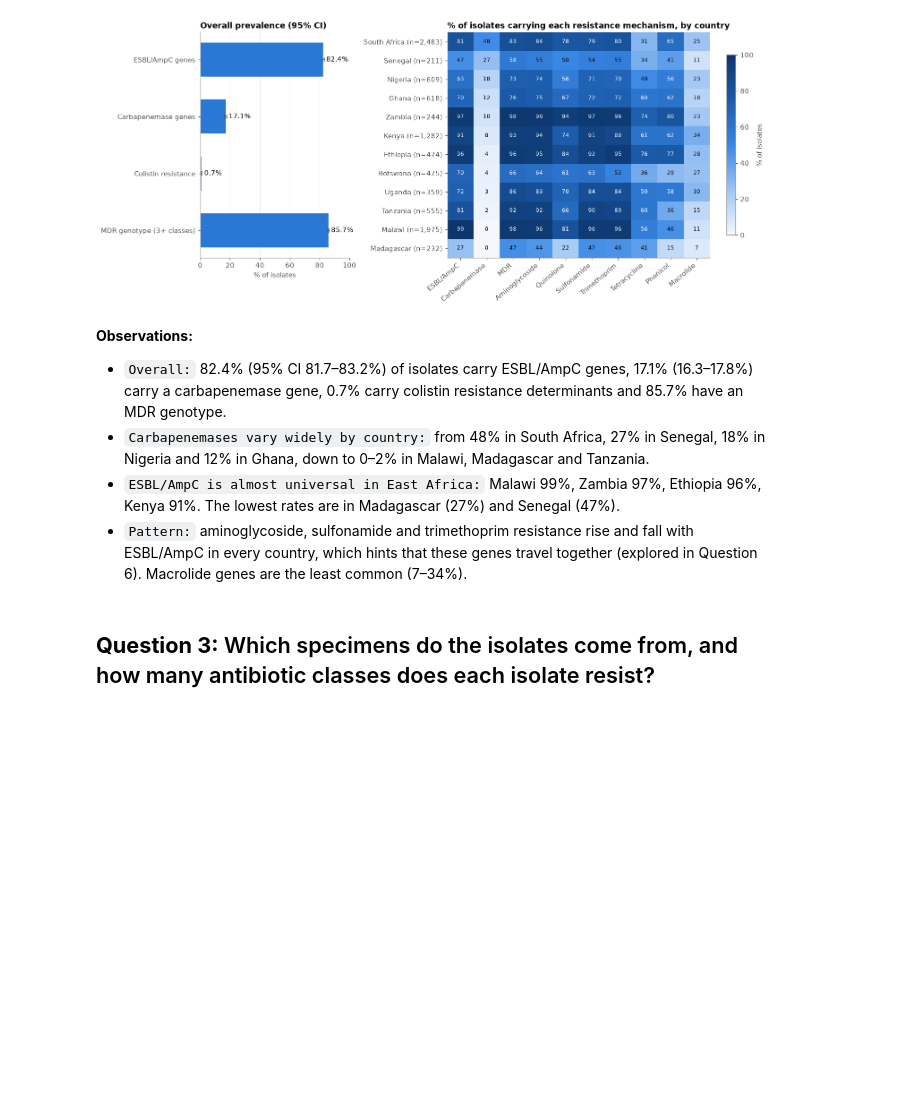
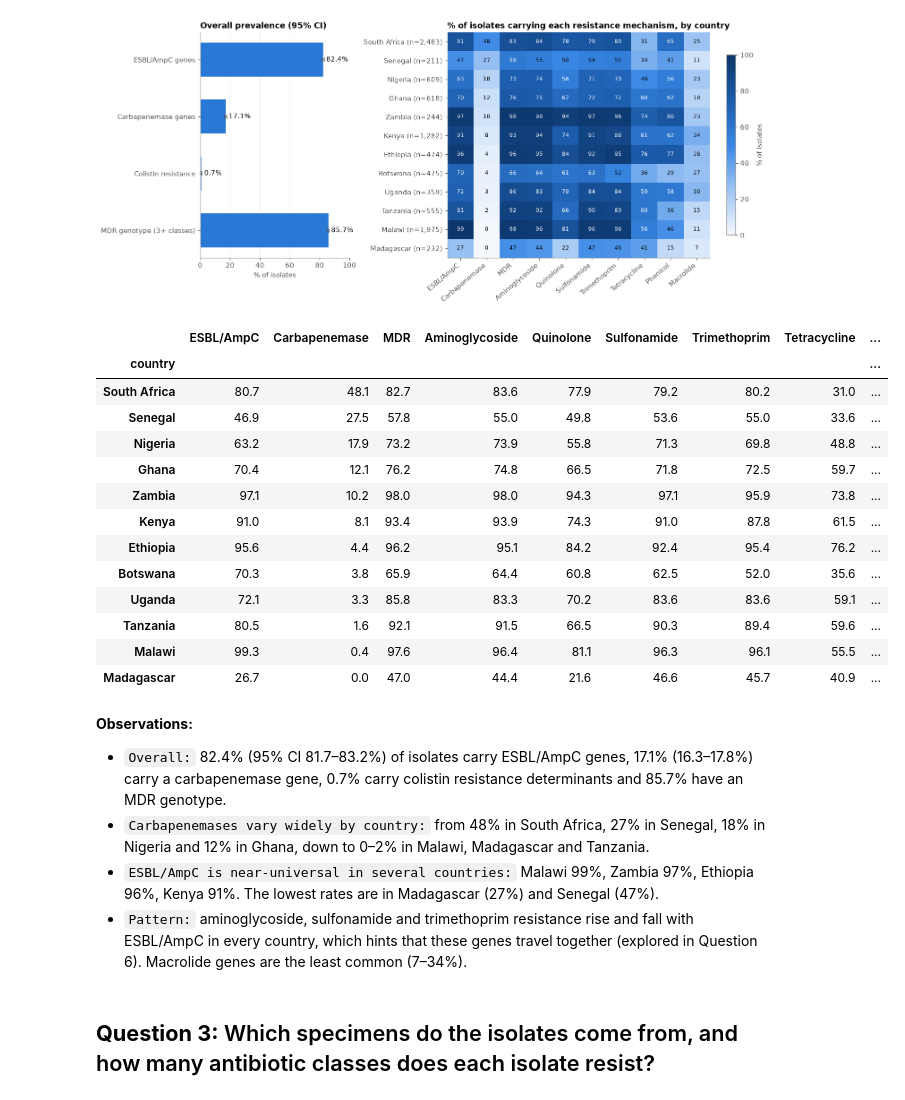
Before and after one commit to Jeremy-K-coder/klebsiella_amr_ssa, a Jupyter notebook: klebsiella_amr_descriptive_diagnostic.ipynb, the cells around one changed output. Saved outputs shown, nothing was run; the diff lists cells and outputs as text; code cells hidden in the pictures; blank space fills up the shorter version.

```diff
--- a/klebsiella_amr_descriptive_diagnostic.ipynb
+++ b/klebsiella_amr_descriptive_diagnostic.ipynb
@@ -382,12 +421,30 @@ plt.show()
 | 2 | Colistin resistance | 71 | 9761 | 0.7 | 0.6 | 0.9 |
 | 3 | MDR genotype (3+ classes) | 8370 | 9761 | 85.7 | 85.0 | 86.4 |
 [figure]
+# %%
+# 2.2.3 Figures behind the observations
+display(heat.assign(isolates=by_country.reindex(heat.index)).round(1))
+# %% [output]
+|  | ESBL/AmpC | Carbapenemase | MDR | Aminoglycoside | Quinolone | Sulfonamide | Trimethoprim | Tetracycline | ... |
+| country |  |  |  |  |  |  |  |  | ... |
+| South Africa | 80.7 | 48.1 | 82.7 | 83.6 | 77.9 | 79.2 | 80.2 | 31.0 | ... |
+| Senegal | 46.9 | 27.5 | 57.8 | 55.0 | 49.8 | 53.6 | 55.0 | 33.6 | ... |
+| Nigeria | 63.2 | 17.9 | 73.2 | 73.9 | 55.8 | 71.3 | 69.8 | 48.8 | ... |
+| Ghana | 70.4 | 12.1 | 76.2 | 74.8 | 66.5 | 71.8 | 72.5 | 59.7 | ... |
+| Zambia | 97.1 | 10.2 | 98.0 | 98.0 | 94.3 | 97.1 | 95.9 | 73.8 | ... |
+| Kenya | 91.0 | 8.1 | 93.4 | 93.9 | 74.3 | 91.0 | 87.8 | 61.5 | ... |
+| Ethiopia | 95.6 | 4.4 | 96.2 | 95.1 | 84.2 | 92.4 | 95.4 | 76.2 | ... |
+| Botswana | 70.3 | 3.8 | 65.9 | 64.4 | 60.8 | 62.5 | 52.0 | 35.6 | ... |
+| Uganda | 72.1 | 3.3 | 85.8 | 83.3 | 70.2 | 83.6 | 83.6 | 59.1 | ... |
+| Tanzania | 80.5 | 1.6 | 92.1 | 91.5 | 66.5 | 90.3 | 89.4 | 59.6 | ... |
+| Malawi | 99.3 | 0.4 | 97.6 | 96.4 | 81.1 | 96.3 | 96.1 | 55.5 | ... |
+| Madagascar | 26.7 | 0.0 | 47.0 | 44.4 | 21.6 | 46.6 | 45.7 | 40.9 | ... |
 # %% [markdown]
 **Observations:**
 
 - `Overall:` 82.4% (95% CI 81.7–83.2%) of isolates carry ESBL/AmpC genes, 17.1% (16.3–17.8%) carry a carbapenemase gene, 0.7% carry colistin resistance determinants and 85.7% have an MDR genotype.
 - `Carbapenemases vary widely by country:` from 48% in South Africa, 27% in Senegal, 18% in Nigeria and 12% in Ghana, down to 0–2% in Malawi, Madagascar and Tanzania.
-- `ESBL/AmpC is almost universal in East Africa:` Malawi 99%, Zambia 97%, Ethiopia 96%, Kenya 91%. The lowest rates are in Madagascar (27%) and Senegal (47%).
+- `ESBL/AmpC is near-universal in several countries:` Malawi 99%, Zambia 97%, Ethiopia 96%, Kenya 91%. The lowest rates are in Madagascar (27%) and Senegal (47%).
 - `Pattern:` aminoglycoside, sulfonamide and trimethoprim resistance rise and fall with ESBL/AmpC in every country, which hints that these genes travel together (explored in Question 6). Macrolide genes are the least common (7–34%).
 # %% [markdown]
 ## **Question 3:** Which specimens do the isolates come from, and how many antibiotic classes does each isolate resist?
```
Also changed, not shown: parts of 19 cells of this notebook, 5 other files.
